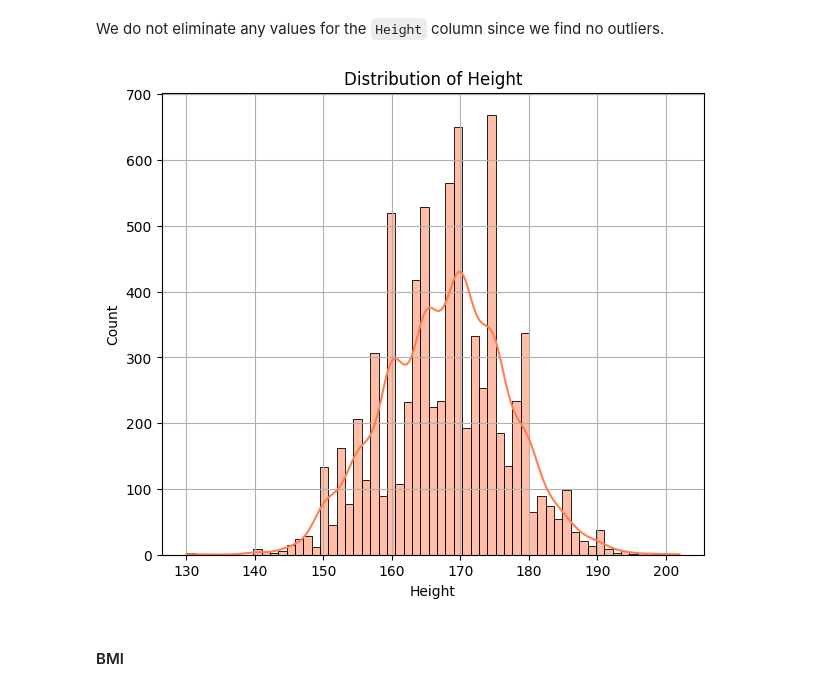
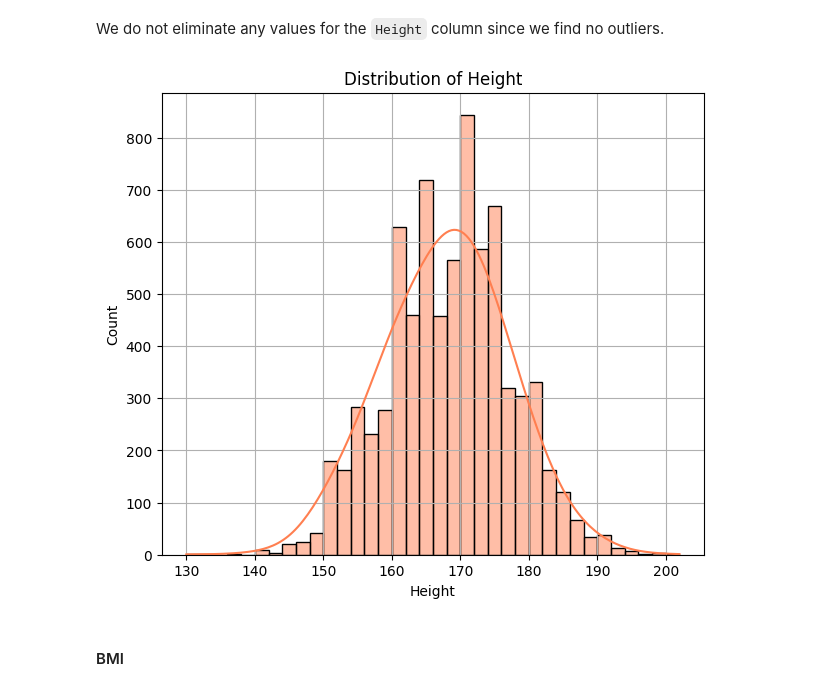
Before and after one commit to davide-marchi/clinical-data-encoding, a Jupyter notebook: Cleaning_Data.ipynb, the cells around one changed output. Cells and saved outputs as stored; diff of their text form; code cells hidden in the pictures.

```diff
--- a/Cleaning_Data.ipynb
+++ b/Cleaning_Data.ipynb
@@ -724,17 +732,19 @@ We do not eliminate any values for the `Height` column since we find no outliers
 # %%
 sea_histogram(dataframe_to_plot=chl_dataset,
               column_of_interest="Height",
               xlabel="Height",
               ylabel="Count",
               title="Distribution of Height",
               kde=True,
               show_grid=True,
               element="bars",
               figsize=(7,6),
-              color="coral"
+              color="coral",
+              binwidth=2,
+              kde_kws= { "bw_method": 0.4}
               )
 # %% [output]
-[figure, old version]
+[figure, new version]
 # %% [markdown]
 #### BMI
 # %%
```
Also changed, not shown: parts of 11 cells of this notebook.
